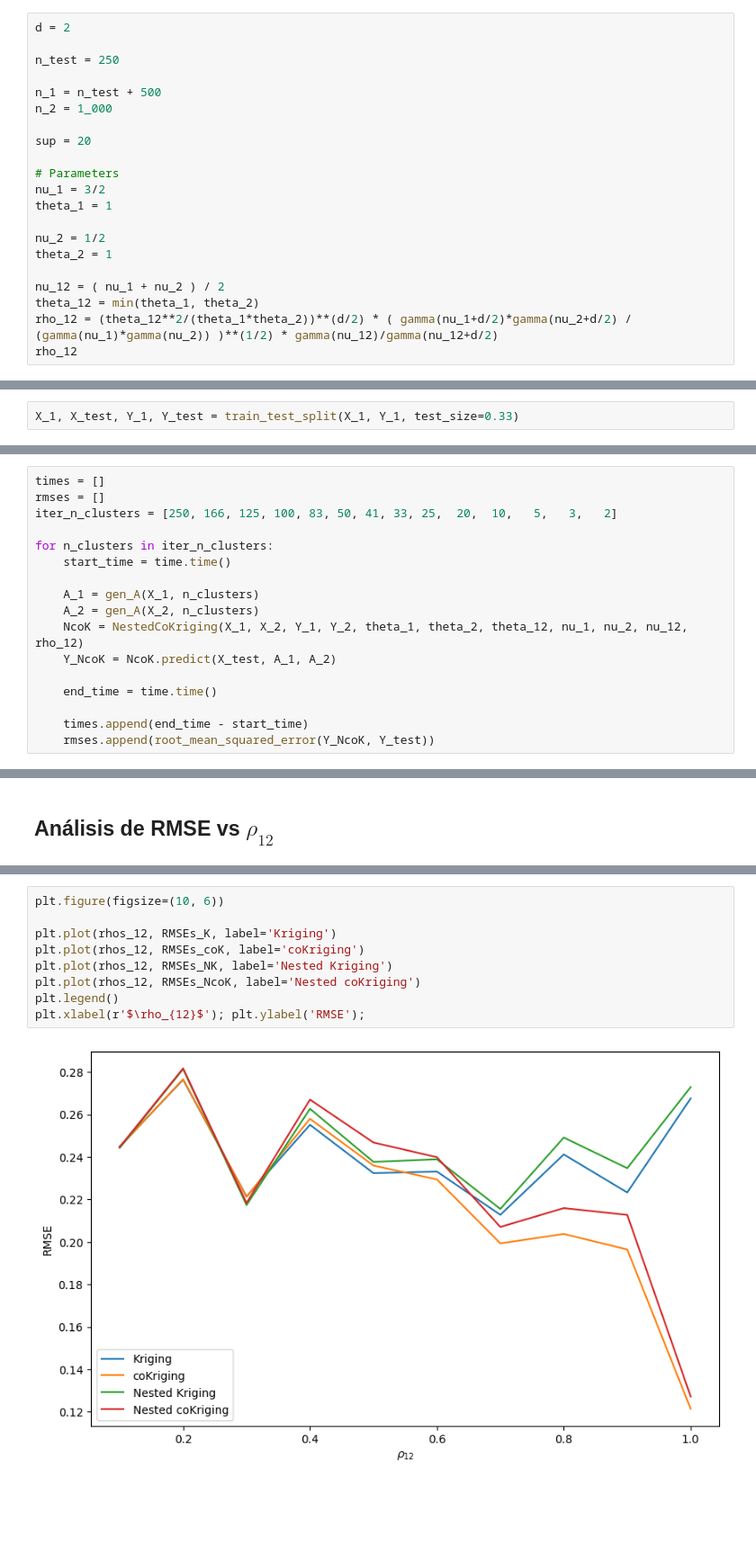
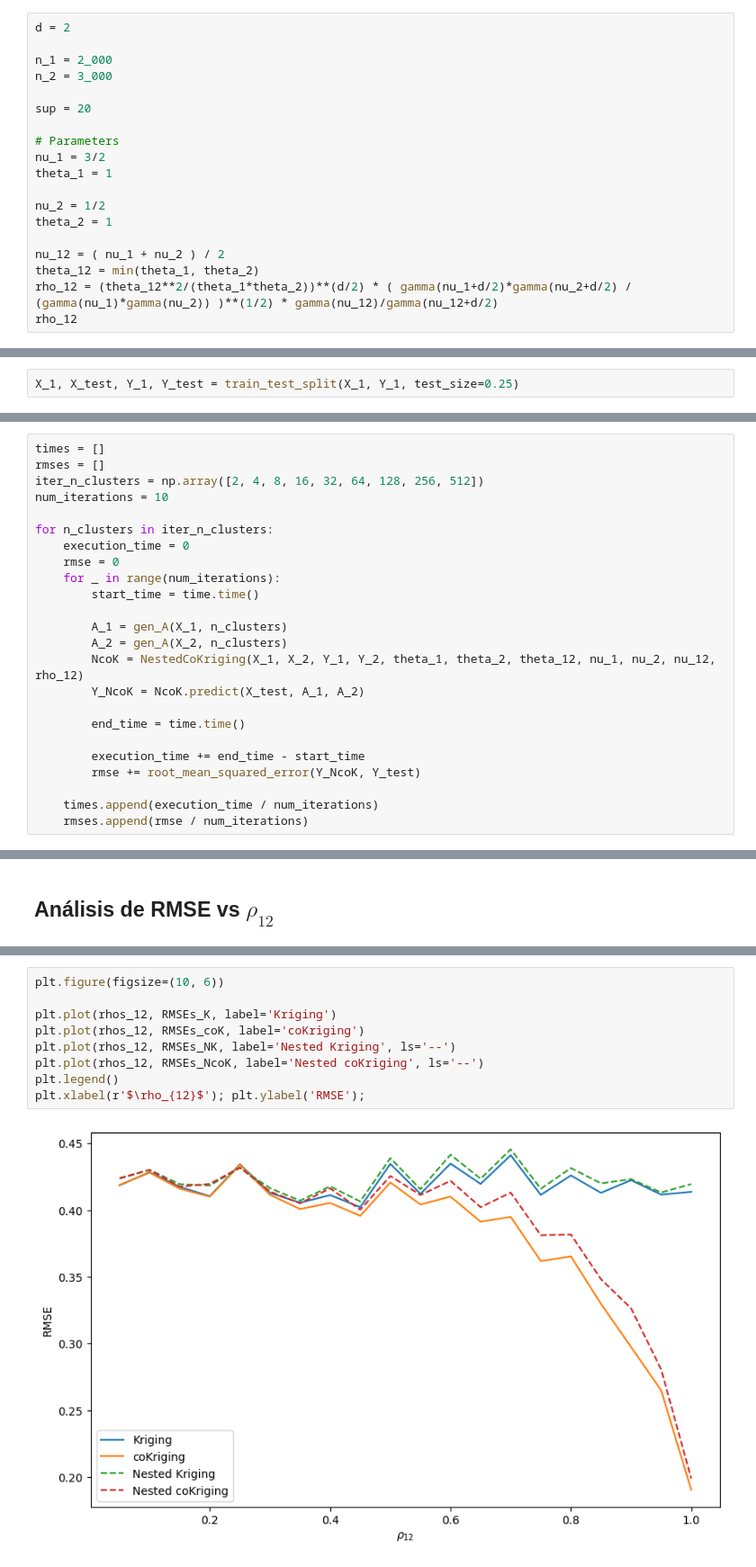
Before and after one commit to AlejandroVillazonG/NestedCoKriging, a Jupyter notebook: 4 nestedCoKriging.ipynb, the cells around one changed output, grey strips where cells are left out. Shown at 90% size. Saved outputs shown, nothing was run; the diff lists cells and outputs as text; blank space fills up the shorter version.

```diff
--- a/4 nestedCoKriging.ipynb
+++ b/4 nestedCoKriging.ipynb
@@ -375,10 +377,8 @@ Parámetros
 # %%
 d = 2
 
-n_test = 250
-
-n_1 = n_test + 500
-n_2 = 1_000
+n_1 = 2_000
+n_2 = 3_000
 
 sup = 20
 
@@ -398,7 +398,7 @@ rho_12
 # %%
 X_1, X_2, Y_1, Y_2 = gen_observations(d, n_1, n_2, sup, nu_1, theta_1, nu_2, theta_2, nu_12, theta_12, rho_12)
 # %%
-X_1, X_test, Y_1, Y_test = train_test_split(X_1, Y_1, test_size=0.33)
+X_1, X_test, Y_1, Y_test = train_test_split(X_1, Y_1, test_size=0.25)
 # %%
 X_1.shape, X_test.shape
 # %% [output]
@@ -414,20 +412,27 @@ import time
 # %%
 times = []
 rmses = []
-iter_n_clusters = [250, 166, 125, 100, 83, 50, 41, 33, 25,  20,  10,   5,   3,   2]
+iter_n_clusters = np.array([2, 4, 8, 16, 32, 64, 128, 256, 512])
+num_iterations = 10
 
 for n_clusters in iter_n_clusters:
-    start_time = time.time()
+    execution_time = 0
+    rmse = 0
+    for _ in range(num_iterations):
+        start_time = time.time()
 
-    A_1 = gen_A(X_1, n_clusters)
-    A_2 = gen_A(X_2, n_clusters)
-    NcoK = NestedCoKriging(X_1, X_2, Y_1, Y_2, theta_1, theta_2, theta_12, nu_1, nu_2, nu_12, rho_12)
-    Y_NcoK = NcoK.predict(X_test, A_1, A_2)
+        A_1 = gen_A(X_1, n_clusters)
+        A_2 = gen_A(X_2, n_clusters)
+        NcoK = NestedCoKriging(X_1, X_2, Y_1, Y_2, theta_1, theta_2, theta_12, nu_1, nu_2, nu_12, rho_12)
+        Y_NcoK = NcoK.predict(X_test, A_1, A_2)
 
-    end_time = time.time()
+        end_time = time.time()
 
-    times.append(end_time - start_time)
-    rmses.append(root_mean_squared_error(Y_NcoK, Y_test))
+        execution_time += end_time - start_time
+        rmse += root_mean_squared_error(Y_NcoK, Y_test)
+
+    times.append(execution_time / num_iterations)
+    rmses.append(rmse / num_iterations)
 # %%
 fig, (ax1, ax2) = plt.subplots(1,2, figsize=(10,4))
 
@@ -572,11 +589,11 @@ for theta_2 in thetas_2:
 # %%
 plt.figure(figsize=(10, 6))
 
 plt.plot(rhos_12, RMSEs_K, label='Kriging')
 plt.plot(rhos_12, RMSEs_coK, label='coKriging')
-plt.plot(rhos_12, RMSEs_NK, label='Nested Kriging')
-plt.plot(rhos_12, RMSEs_NcoK, label='Nested coKriging')
+plt.plot(rhos_12, RMSEs_NK, label='Nested Kriging', ls='--')
+plt.plot(rhos_12, RMSEs_NcoK, label='Nested coKriging', ls='--')
 plt.legend()
 plt.xlabel(r'$\rho_{12}$'); plt.ylabel('RMSE');
 # %% [output]
-[figure, old version]
+[figure, new version]
```
Also changed, not shown: parts of 11 cells of this notebook.
